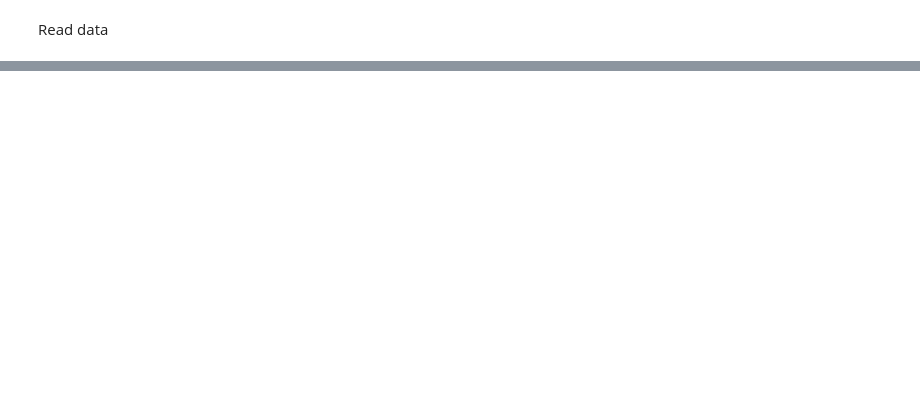
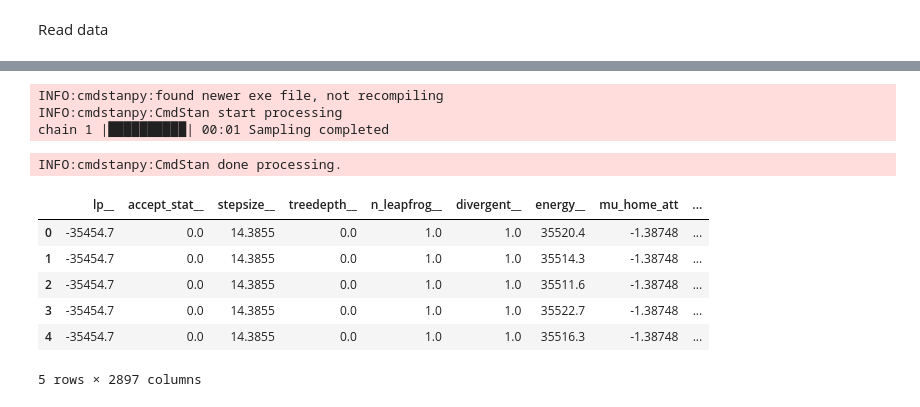
Before and after one commit to Mazart23/NBA_data_analytics, a Jupyter notebook: main.ipynb, the cells around one changed output, grey strips where cells are left out. Saved outputs shown, nothing was run; the diff lists cells and outputs as text; code cells hidden in the pictures; blank space fills up the shorter version.

Commit message:
new model

```diff
--- a/main.ipynb
+++ b/main.ipynb
@@ -26,5 +30,7 @@ path = 'src/data/'
 path_games = os.path.join(path, 'games/')
 seasons_games = {}
 
+# prepare dataframes - drop duplicated rows and sort by date
 for year in years:
-    seasons_games[year] = pd.read_csv(os.path.join(path_games, f'{year-1}_{year}_season.csv'))
+    seasons_games[year] = pd.read_csv(os.path.join(path_games, f'{year-1}_{year}_season.csv')).drop_duplicates().sort_values(by='start_time').reset_index(drop=True)
+print(seasons_games)
@@ -33,3 +57,15 @@ Show data (first 5 rows)
 # %%
+# get unique team names
+teams = list(seasons_games[train_year]['home_team'].unique())
+print(teams)
+# map team to id
+team_to_id = {team: i + 1 for i, team in enumerate(teams)}
+
 for year in years:
-    seasons_games[year]['difference'] = seasons_games[year]['home_team_score'] - seasons_games[year]['away_team_score']
+    # Add IDs of teams to be differentiate for stan
+    seasons_games[year]['home_team_id'] = seasons_games[year]['home_team'].map(team_to_id)
+    seasons_games[year]['away_team_id'] = seasons_games[year]['away_team'].map(team_to_id)
+
+    # Add difference in points between home team and away team
+    for year in years:
+        seasons_games[year]['difference'] = seasons_games[year]['home_team_score'] - seasons_games[year]['away_team_score']
@@ -35,0 +154,9 @@ for year in years:
+# %%
+inp_data = {
+    'teams_number': len(teams),
+    'games_number': len(seasons_games[train_year]),
+    'home_team': seasons_games[train_year].home_team_id.to_numpy(),
+    'away_team': seasons_games[train_year].away_team_id.to_numpy(),
+    'home_score': seasons_games[train_year].home_team_score.to_numpy(),
+    'away_score': seasons_games[train_year].away_team_score.to_numpy(),
+}
@@ -35,0 +188,25 @@ for year in years:
+# %%
+model_1_prior = CmdStanModel(stan_file='src/model/model_1_posterior.stan')
+samples = 1000
+sim=model_1_prior.sample(data=inp_data,
+                     iter_sampling=samples,
+                     iter_warmup=1,
+                     chains=1,
+                     fixed_param=False,
+                     refresh=samples)
+# %% [output]
+INFO:cmdstanpy:found newer exe file, not recompiling
+INFO:cmdstanpy:CmdStan start processing
+chain 1 |██████████| 00:01 Sampling completed
+INFO:cmdstanpy:CmdStan done processing.
+# %%
+mod_1_post = sim.draws_pd()
+mod_1_post.head()
+# %% [output]
+|  | lp__ | accept_stat__ | stepsize__ | treedepth__ | n_leapfrog__ | divergent__ | energy__ | mu_home_att | ... |
+| 0 | -35454.7 | 0.0 | 14.3855 | 0.0 | 1.0 | 1.0 | 35520.4 | -1.38748 | ... |
+| 1 | -35454.7 | 0.0 | 14.3855 | 0.0 | 1.0 | 1.0 | 35514.3 | -1.38748 | ... |
+| 2 | -35454.7 | 0.0 | 14.3855 | 0.0 | 1.0 | 1.0 | 35511.6 | -1.38748 | ... |
+| 3 | -35454.7 | 0.0 | 14.3855 | 0.0 | 1.0 | 1.0 | 35522.7 | -1.38748 | ... |
+| 4 | -35454.7 | 0.0 | 14.3855 | 0.0 | 1.0 | 1.0 | 35516.3 | -1.38748 | ... |
+5 rows × 2897 columns
```
Also changed, not shown: parts of 22 cells of this notebook, 1 other file.
